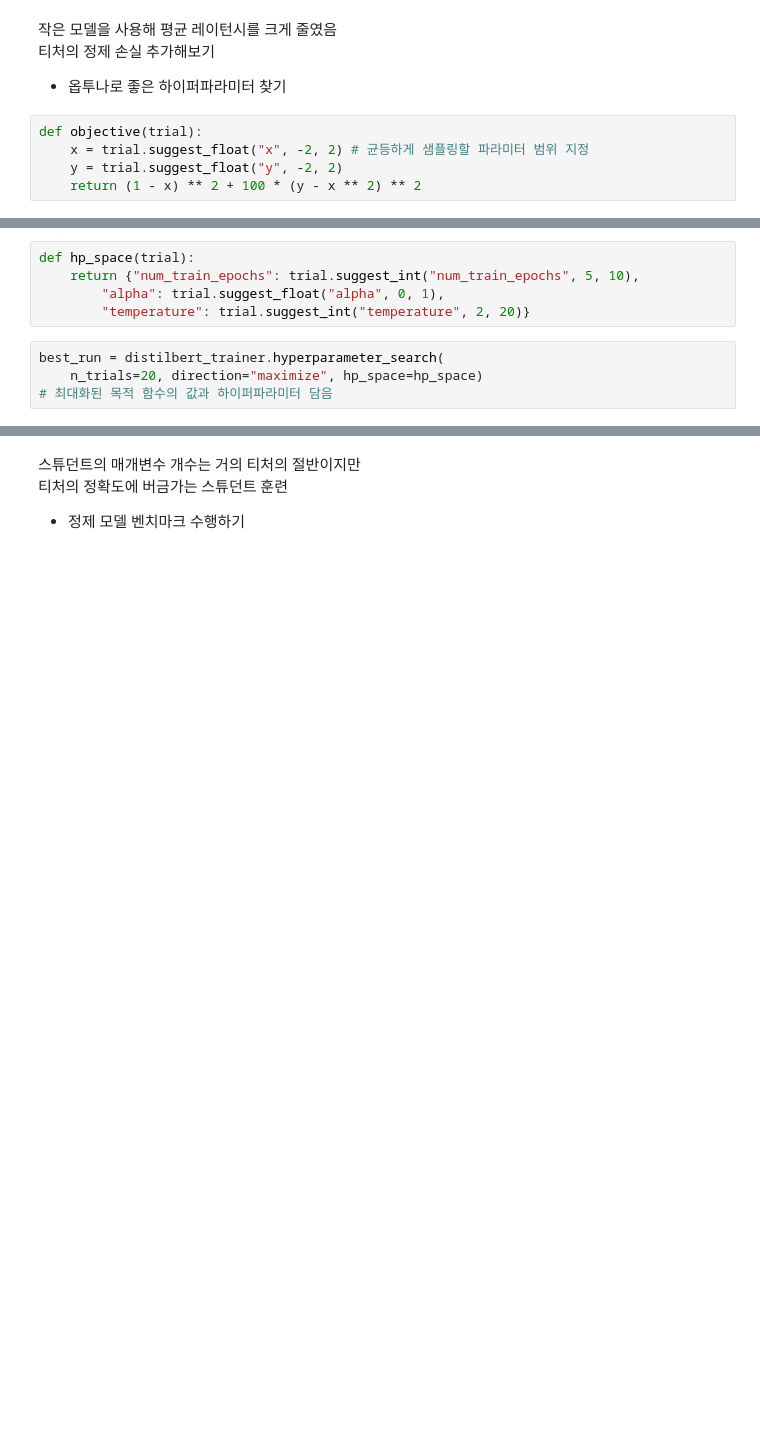
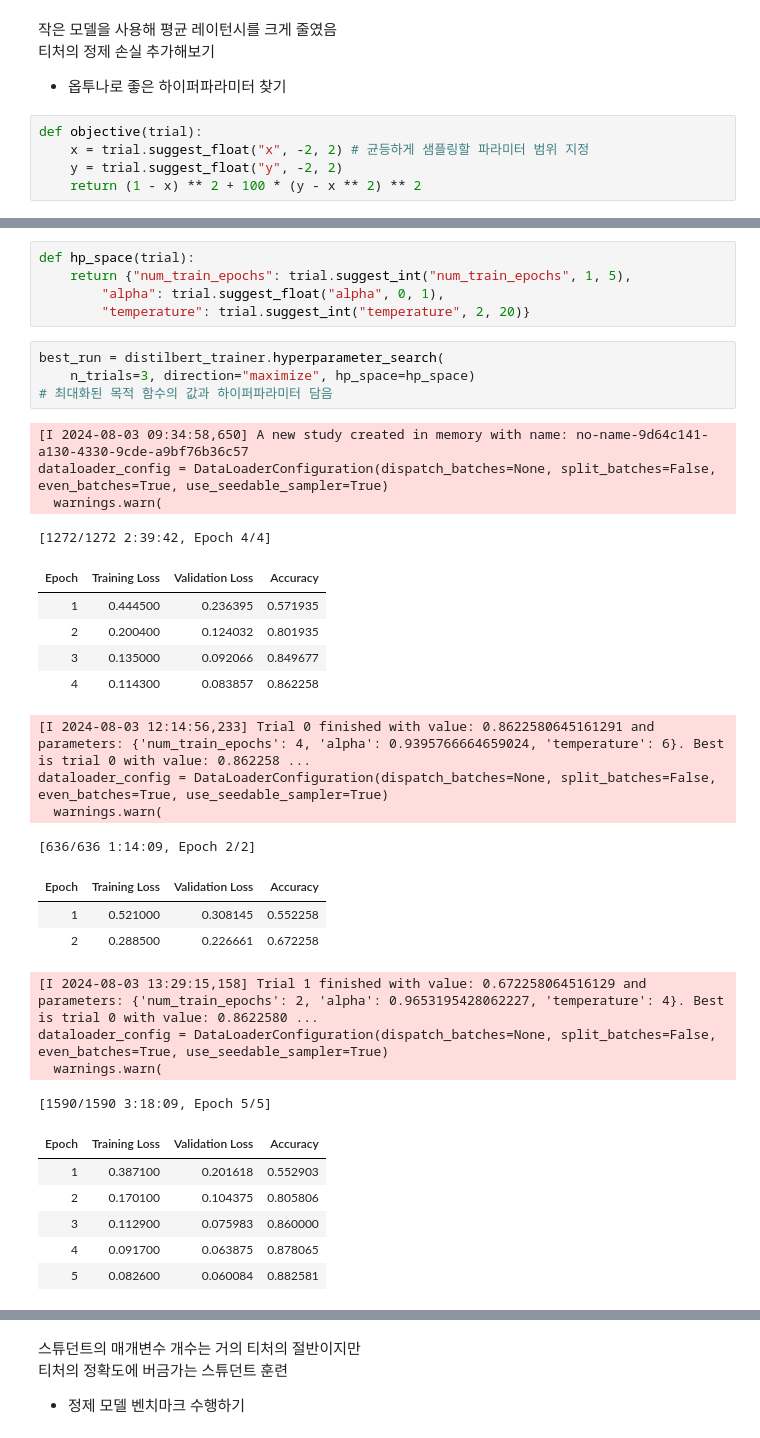
Before and after one commit to 12L-zl/NLP_with_Transformers, a Jupyter notebook: CH08_효율적인 트랜스포머 구축.ipynb, the cells around one changed output, grey strips where cells are left out. Saved outputs shown, nothing was run; the diff lists cells and outputs as text; blank space fills up the shorter version.

```diff
--- a/CH08_효율적인 트랜스포머 구축.ipynb
+++ b/CH08_효율적인 트랜스포머 구축.ipynb
@@ -280,9 +313,36 @@ study.best_params # 스터디 완료 후 최상의 파라미터 얻음
 # %%
 def hp_space(trial):
-    return {"num_train_epochs": trial.suggest_int("num_train_epochs", 5, 10),
+    return {"num_train_epochs": trial.suggest_int("num_train_epochs", 1, 5),
         "alpha": trial.suggest_float("alpha", 0, 1),
         "temperature": trial.suggest_int("temperature", 2, 20)}
 # %%
 best_run = distilbert_trainer.hyperparameter_search(
-    n_trials=20, direction="maximize", hp_space=hp_space)
+    n_trials=3, direction="maximize", hp_space=hp_space)
 # 최대화된 목적 함수의 값과 하이퍼파라미터 담음
+# %% [output]
+[I 2024-08-03 09:34:58,650] A new study created in memory with name: no-name-9d64c141-a130-4330-9cde-a9bf76b36c57
+dataloader_config = DataLoaderConfiguration(dispatch_batches=None, split_batches=False, even_batches=True, use_seedable_sampler=True)
+  warnings.warn(
+[1272/1272 2:39:42, Epoch 4/4]
+| Epoch | Training Loss | Validation Loss | Accuracy |
+| 1 | 0.444500 | 0.236395 | 0.571935 |
+| 2 | 0.200400 | 0.124032 | 0.801935 |
+| 3 | 0.135000 | 0.092066 | 0.849677 |
+| 4 | 0.114300 | 0.083857 | 0.862258 |
+[I 2024-08-03 12:14:56,233] Trial 0 finished with value: 0.8622580645161291 and parameters: {'num_train_epochs': 4, 'alpha': 0.9395766664659024, 'temperature': 6}. Best is trial 0 with value: 0.862258 ...
+dataloader_config = DataLoaderConfiguration(dispatch_batches=None, split_batches=False, even_batches=True, use_seedable_sampler=True)
+  warnings.warn(
+[636/636 1:14:09, Epoch 2/2]
+| Epoch | Training Loss | Validation Loss | Accuracy |
+| 1 | 0.521000 | 0.308145 | 0.552258 |
+| 2 | 0.288500 | 0.226661 | 0.672258 |
+[I 2024-08-03 13:29:15,158] Trial 1 finished with value: 0.672258064516129 and parameters: {'num_train_epochs': 2, 'alpha': 0.9653195428062227, 'temperature': 4}. Best is trial 0 with value: 0.8622580 ...
+dataloader_config = DataLoaderConfiguration(dispatch_batches=None, split_batches=False, even_batches=True, use_seedable_sampler=True)
+  warnings.warn(
+[1590/1590 3:18:09, Epoch 5/5]
+| Epoch | Training Loss | Validation Loss | Accuracy |
+| 1 | 0.387100 | 0.201618 | 0.552903 |
+| 2 | 0.170100 | 0.104375 | 0.805806 |
+| 3 | 0.112900 | 0.075983 | 0.860000 |
+| 4 | 0.091700 | 0.063875 | 0.878065 |
+| 5 | 0.082600 | 0.060084 | 0.882581 |
```
Also changed, not shown: parts of 28 cells of this notebook, 1 other file.
